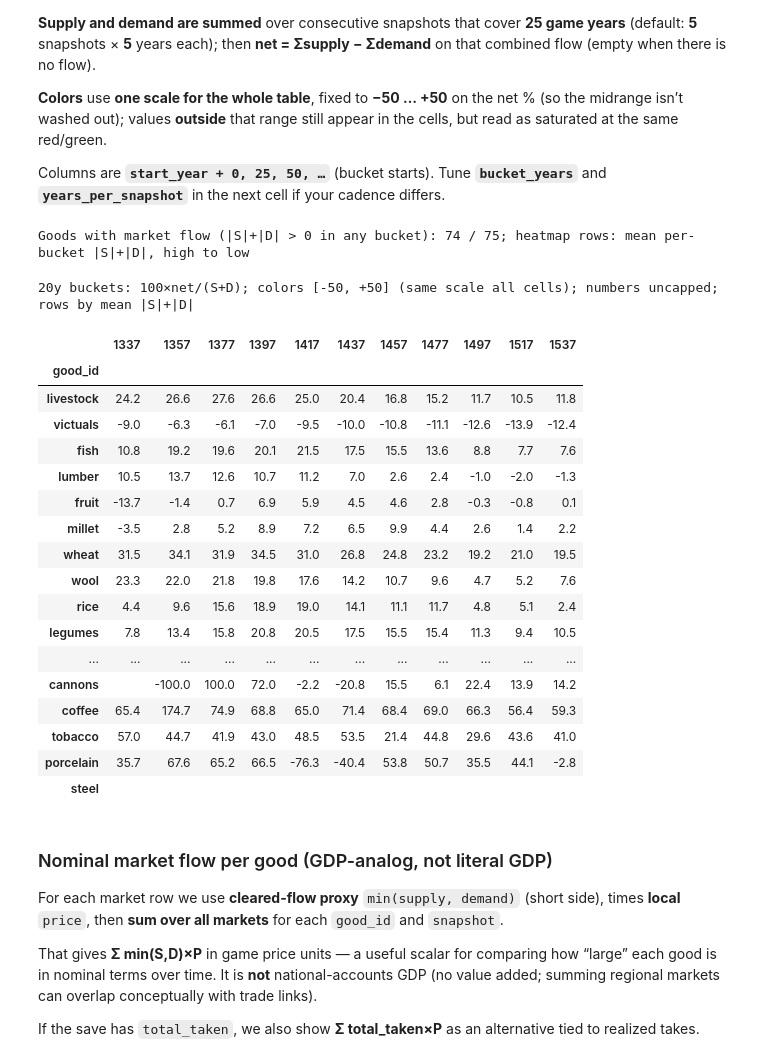
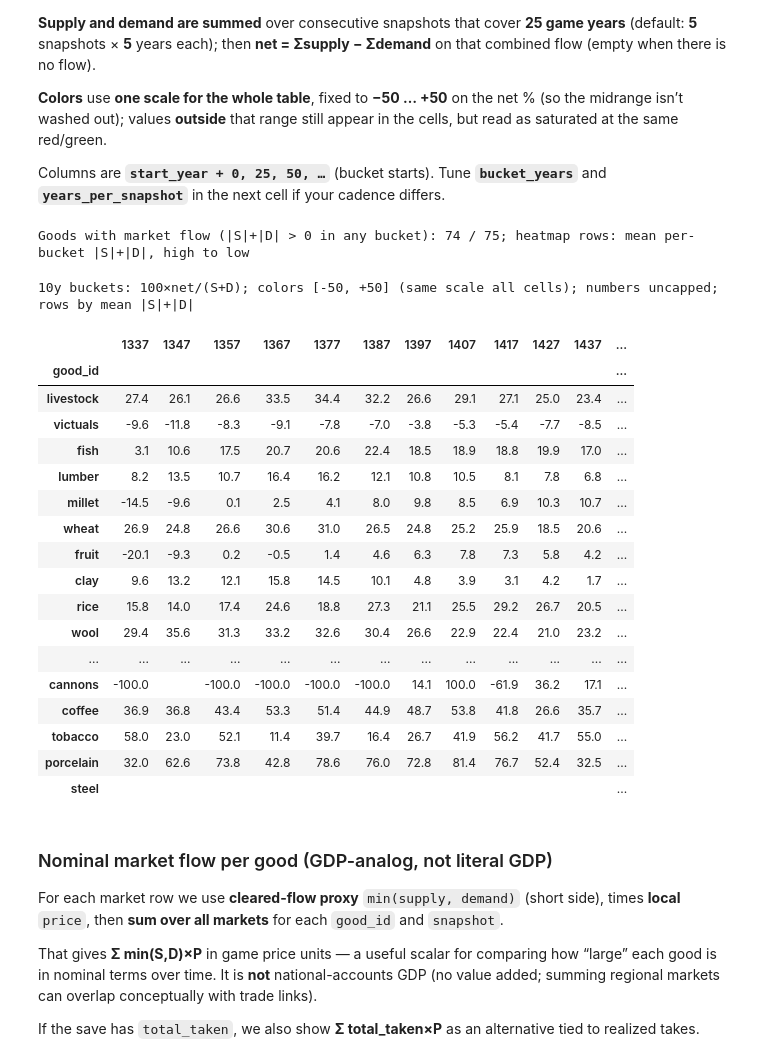
Before and after one commit to JanB1989/ProsperOrPerish, a Jupyter notebook: ProsperPerishCalcs/analysis/savegame/notebooks/compare_savegames_market.ipynb, the cells around one changed output. Saved outputs shown, nothing was run; the diff lists cells and outputs as text; code cells hidden in the pictures.

```diff
--- a/ProsperPerishCalcs/analysis/savegame/notebooks/compare_savegames_market.ipynb
+++ b/ProsperPerishCalcs/analysis/savegame/notebooks/compare_savegames_market.ipynb
@@ -147,7 +166,7 @@ else:
 Mean price by snapshot × good_id (top 15 rows)
 # %%
 # Wide comparison for one good across markets (snapshot columns if 2+ snapshots)
-GOOD_ID = "wheat"  # change to any good_id present in your save
+GOOD_ID = "victuals"  # change to any good_id present in your save
 
 if n_snap >= 1 and not market_all.empty and "good_id" in market_all.columns:
     sub = market_all[market_all["good_id"] == GOOD_ID].copy()
@@ -364,7 +383,7 @@ from IPython.display import display
 # Buckets: sum supply/demand over snapshots_per_bucket snapshots, then net % on that combined flow.
 start_year = 1337  # EU5 start (same as compare_savegames)
 years_per_snapshot = 5
-bucket_years = 20
+bucket_years = 10
 snapshots_per_bucket = max(1, bucket_years // years_per_snapshot)
 # Color scale for heatmap (symmetric); values still shown numerically beyond this range
 heatmap_vmax = 50
@@ -391,52 +410,52 @@ else:
     bucketed["flow"] = bucketed["global_supply"].abs() + bucketed["global_demand"].abs()
 
     flow_stats = (
         bucketed.groupby("good_id")["flow"]
         .agg(mean_abs_flow="mean", total_flow="sum")
         .sort_values("mean_abs_flow", ascending=False)
     )
     n_with_flow = int((flow_stats["total_flow"] > 0).sum())
     print(
         f"Goods with market flow (|S|+|D| > 0 in any bucket): {n_with_flow} / {len(flow_stats)}; "
         "heatmap rows: mean per-bucket |S|+|D|, high to low"
     )
 
     net_wide = bucketed.pivot(index="good_id", columns="bucket", values="net_pct_flow")
     net_wide = net_wide.reindex(flow_stats.index)
     net_wide = net_wide.reindex(sorted(net_wide.columns), axis=1)
     net_wide.columns = [str(start_year + int(b) * bucket_years) for b in net_wide.columns]
 
     styled = (
         net_wide.style.format("{:.1f}", na_rep="")
         .background_gradient(
             cmap="RdYlGn", axis=None, vmin=-heatmap_vmax, vmax=heatmap_vmax
         )
         .set_caption(
             f"{bucket_years}y buckets: 100×net/(S+D); colors [-{heatmap_vmax}, +{heatmap_vmax}] (same scale all cells); numbers uncapped; rows by mean |S|+|D|"
         )
     )
     display(styled)
 # %% [output]
 Goods with market flow (|S|+|D| > 0 in any bucket): 74 / 75; heatmap rows: mean per-bucket |S|+|D|, high to low
-20y buckets: 100×net/(S+D); colors [-50, +50] (same scale all cells); numbers uncapped; rows by mean |S|+|D|
+10y buckets: 100×net/(S+D); colors [-50, +50] (same scale all cells); numbers uncapped; rows by mean |S|+|D|
-|  | 1337 | 1357 | 1377 | 1397 | 1417 | 1437 | 1457 | 1477 | 1497 | 1517 | 1537 |
-| good_id |  |  |  |  |  |  |  |  |  |  |  |
-| livestock | 24.2 | 26.6 | 27.6 | 26.6 | 25.0 | 20.4 | 16.8 | 15.2 | 11.7 | 10.5 | 11.8 |
-| victuals | -9.0 | -6.3 | -6.1 | -7.0 | -9.5 | -10.0 | -10.8 | -11.1 | -12.6 | -13.9 | -12.4 |
-| fish | 10.8 | 19.2 | 19.6 | 20.1 | 21.5 | 17.5 | 15.5 | 13.6 | 8.8 | 7.7 | 7.6 |
-| lumber | 10.5 | 13.7 | 12.6 | 10.7 | 11.2 | 7.0 | 2.6 | 2.4 | -1.0 | -2.0 | -1.3 |
-| fruit | -13.7 | -1.4 | 0.7 | 6.9 | 5.9 | 4.5 | 4.6 | 2.8 | -0.3 | -0.8 | 0.1 |
-| millet | -3.5 | 2.8 | 5.2 | 8.9 | 7.2 | 6.5 | 9.9 | 4.4 | 2.6 | 1.4 | 2.2 |
-| wheat | 31.5 | 34.1 | 31.9 | 34.5 | 31.0 | 26.8 | 24.8 | 23.2 | 19.2 | 21.0 | 19.5 |
-| wool | 23.3 | 22.0 | 21.8 | 19.8 | 17.6 | 14.2 | 10.7 | 9.6 | 4.7 | 5.2 | 7.6 |
-| rice | 4.4 | 9.6 | 15.6 | 18.9 | 19.0 | 14.1 | 11.1 | 11.7 | 4.8 | 5.1 | 2.4 |
-| legumes | 7.8 | 13.4 | 15.8 | 20.8 | 20.5 | 17.5 | 15.5 | 15.4 | 11.3 | 9.4 | 10.5 |
-| ... | ... | ... | ... | ... | ... | ... | ... | ... | ... | ... | ... |
-| cannons |  | -100.0 | 100.0 | 72.0 | -2.2 | -20.8 | 15.5 | 6.1 | 22.4 | 13.9 | 14.2 |
-| coffee | 65.4 | 174.7 | 74.9 | 68.8 | 65.0 | 71.4 | 68.4 | 69.0 | 66.3 | 56.4 | 59.3 |
-| tobacco | 57.0 | 44.7 | 41.9 | 43.0 | 48.5 | 53.5 | 21.4 | 44.8 | 29.6 | 43.6 | 41.0 |
-| porcelain | 35.7 | 67.6 | 65.2 | 66.5 | -76.3 | -40.4 | 53.8 | 50.7 | 35.5 | 44.1 | -2.8 |
-| steel |  |  |  |  |  |  |  |  |  |  |  |
+|  | 1337 | 1347 | 1357 | 1367 | 1377 | 1387 | 1397 | 1407 | 1417 | 1427 | 1437 | ... |
+| good_id |  |  |  |  |  |  |  |  |  |  |  | ... |
+| livestock | 27.4 | 26.1 | 26.6 | 33.5 | 34.4 | 32.2 | 26.6 | 29.1 | 27.1 | 25.0 | 23.4 | ... |
+| victuals | -9.6 | -11.8 | -8.3 | -9.1 | -7.8 | -7.0 | -3.8 | -5.3 | -5.4 | -7.7 | -8.5 | ... |
+| fish | 3.1 | 10.6 | 17.5 | 20.7 | 20.6 | 22.4 | 18.5 | 18.9 | 18.8 | 19.9 | 17.0 | ... |
+| lumber | 8.2 | 13.5 | 10.7 | 16.4 | 16.2 | 12.1 | 10.8 | 10.5 | 8.1 | 7.8 | 6.8 | ... |
+| millet | -14.5 | -9.6 | 0.1 | 2.5 | 4.1 | 8.0 | 9.8 | 8.5 | 6.9 | 10.3 | 10.7 | ... |
+| wheat | 26.9 | 24.8 | 26.6 | 30.6 | 31.0 | 26.5 | 24.8 | 25.2 | 25.9 | 18.5 | 20.6 | ... |
+| fruit | -20.1 | -9.3 | 0.2 | -0.5 | 1.4 | 4.6 | 6.3 | 7.8 | 7.3 | 5.8 | 4.2 | ... |
+| clay | 9.6 | 13.2 | 12.1 | 15.8 | 14.5 | 10.1 | 4.8 | 3.9 | 3.1 | 4.2 | 1.7 | ... |
+| rice | 15.8 | 14.0 | 17.4 | 24.6 | 18.8 | 27.3 | 21.1 | 25.5 | 29.2 | 26.7 | 20.5 | ... |
+| wool | 29.4 | 35.6 | 31.3 | 33.2 | 32.6 | 30.4 | 26.6 | 22.9 | 22.4 | 21.0 | 23.2 | ... |
+| ... | ... | ... | ... | ... | ... | ... | ... | ... | ... | ... | ... | ... |
+| cannons | -100.0 |  | -100.0 | -100.0 | -100.0 | -100.0 | 14.1 | 100.0 | -61.9 | 36.2 | 17.1 | ... |
+| coffee | 36.9 | 36.8 | 43.4 | 53.3 | 51.4 | 44.9 | 48.7 | 53.8 | 41.8 | 26.6 | 35.7 | ... |
+| tobacco | 58.0 | 23.0 | 52.1 | 11.4 | 39.7 | 16.4 | 26.7 | 41.9 | 56.2 | 41.7 | 55.0 | ... |
+| porcelain | 32.0 | 62.6 | 73.8 | 42.8 | 78.6 | 76.0 | 72.8 | 81.4 | 76.7 | 52.4 | 32.5 | ... |
+| steel |  |  |  |  |  |  |  |  |  |  |  | ... |
 # %% [markdown]
 ### Nominal market flow per good (GDP-analog, not literal GDP)
 
```
Also changed, not shown: parts of 6 cells of this notebook, 32 other files.
